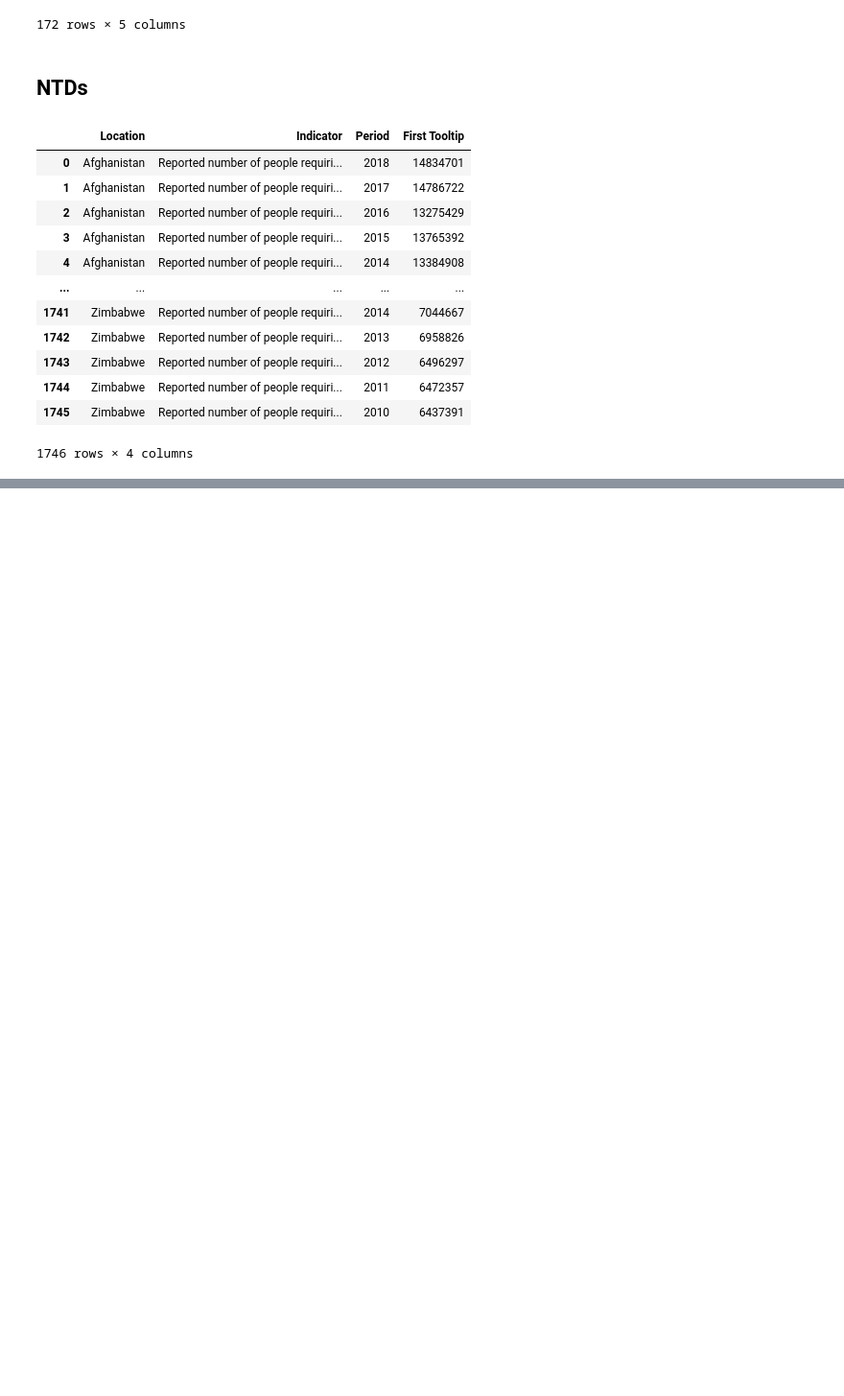
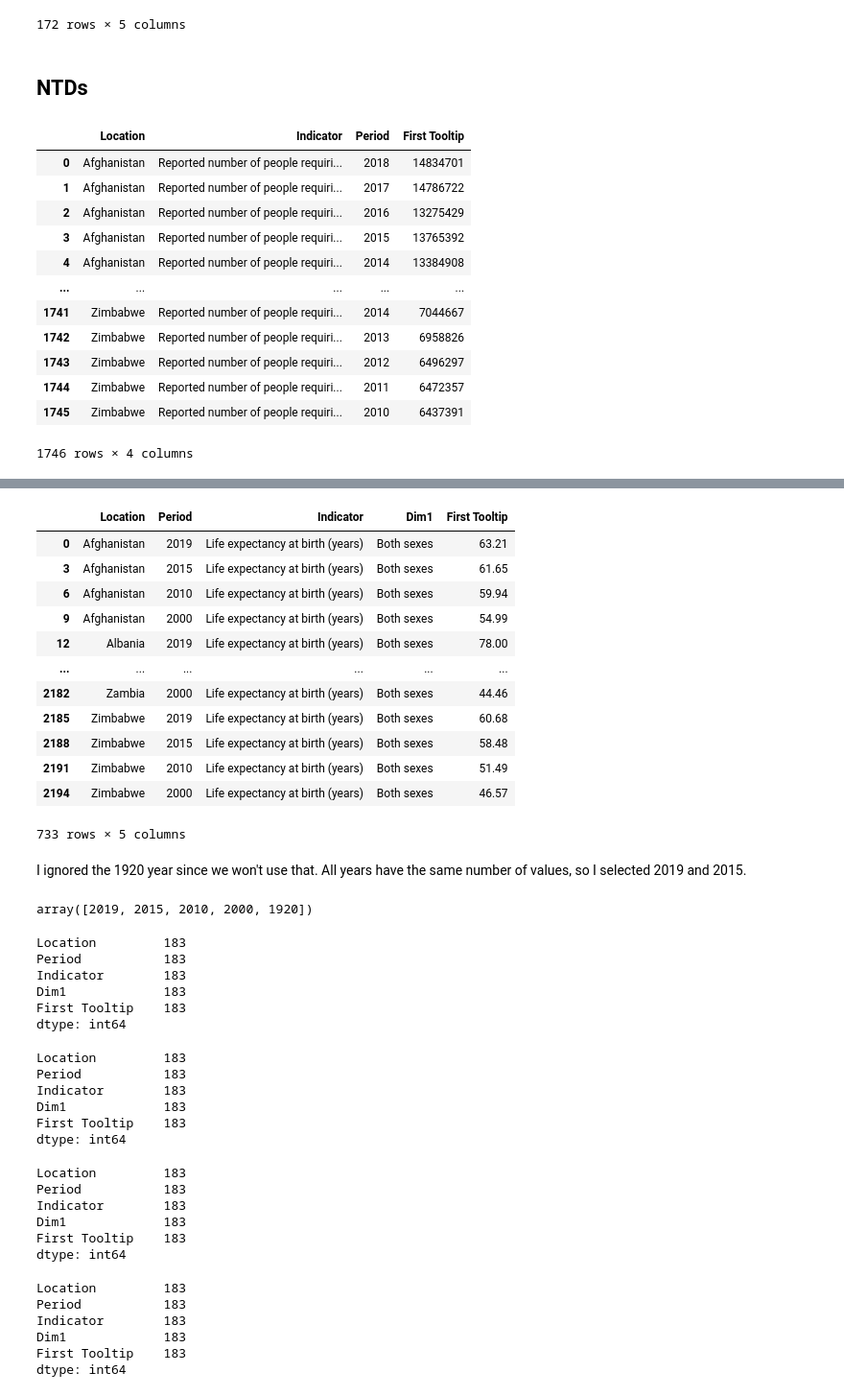
Before and after one commit to kwolf3/World_Health_Statistics_Project, a Jupyter notebook: Select Data.ipynb, the cells around one changed output, grey strips where cells are left out. Shown at 96% size. Saved outputs shown, nothing was run; the diff lists cells and outputs as text; code cells hidden in the pictures; blank space fills up the shorter version.

```diff
--- a/Select Data.ipynb
+++ b/Select Data.ipynb
@@ -2934,0 +3114,59 @@ ntd_data
+# %%
+leb_bs = leb_data[leb_data['Dim1'] == 'Both sexes']
+leb_bs
+# %% [output]
+|  | Location | Period | Indicator | Dim1 | First Tooltip |
+| 0 | Afghanistan | 2019 | Life expectancy at birth (years) | Both sexes | 63.21 |
+| 3 | Afghanistan | 2015 | Life expectancy at birth (years) | Both sexes | 61.65 |
+| 6 | Afghanistan | 2010 | Life expectancy at birth (years) | Both sexes | 59.94 |
+| 9 | Afghanistan | 2000 | Life expectancy at birth (years) | Both sexes | 54.99 |
+| 12 | Albania | 2019 | Life expectancy at birth (years) | Both sexes | 78.00 |
+| ... | ... | ... | ... | ... | ... |
+| 2182 | Zambia | 2000 | Life expectancy at birth (years) | Both sexes | 44.46 |
+| 2185 | Zimbabwe | 2019 | Life expectancy at birth (years) | Both sexes | 60.68 |
+| 2188 | Zimbabwe | 2015 | Life expectancy at birth (years) | Both sexes | 58.48 |
+| 2191 | Zimbabwe | 2010 | Life expectancy at birth (years) | Both sexes | 51.49 |
+| 2194 | Zimbabwe | 2000 | Life expectancy at birth (years) | Both sexes | 46.57 |
+733 rows × 5 columns
+# %% [markdown]
+I ignored the 1920 year since we won't use that. All years have the same number of values, so I selected 2019 and 2015.
+# %%
+leb_bs['Period'].unique()
+# %% [output]
+array([2019, 2015, 2010, 2000, 1920])
+# %%
+leb_bs[leb_bs['Period'] == 2019].count()
+# %% [output]
+Location         183
+Period           183
+Indicator        183
+Dim1             183
+First Tooltip    183
+dtype: int64
+# %%
+leb_bs[leb_bs['Period'] == 2015].count()
+# %% [output]
+Location         183
+Period           183
+Indicator        183
+Dim1             183
+First Tooltip    183
+dtype: int64
+# %%
+leb_bs[leb_bs['Period'] == 2010].count()
+# %% [output]
+Location         183
+Period           183
+Indicator        183
+Dim1             183
+First Tooltip    183
+dtype: int64
+# %%
+leb_bs[leb_bs['Period'] == 2000].count()
+# %% [output]
+Location         183
+Period           183
+Indicator        183
+Dim1             183
+First Tooltip    183
+dtype: int64
```
Also changed, not shown: parts of 58 cells of this notebook.
